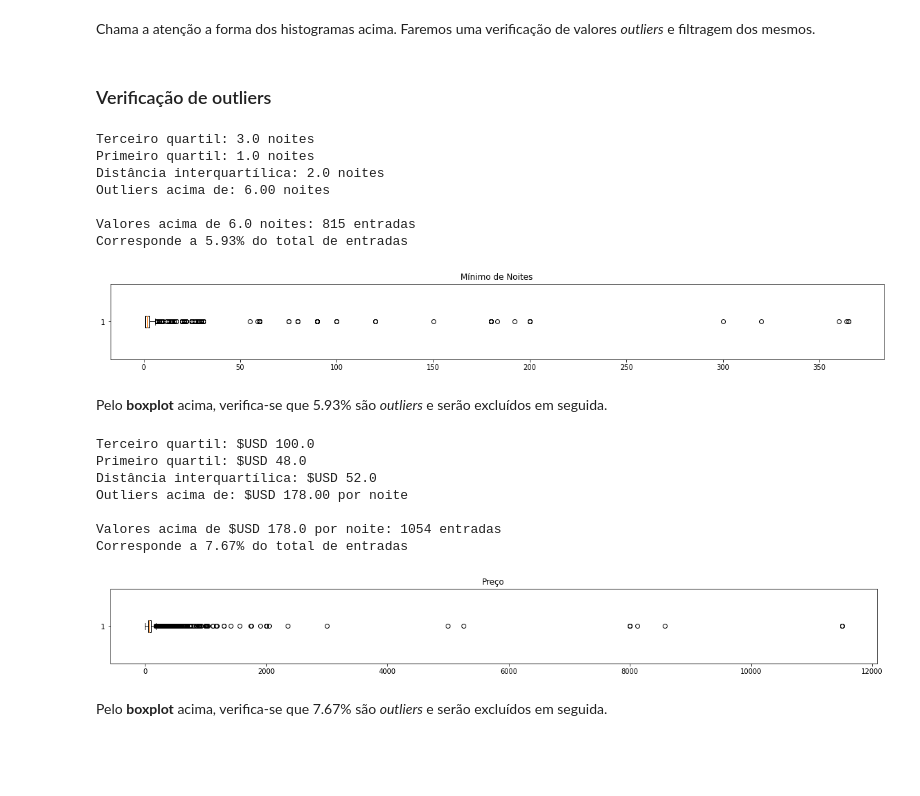
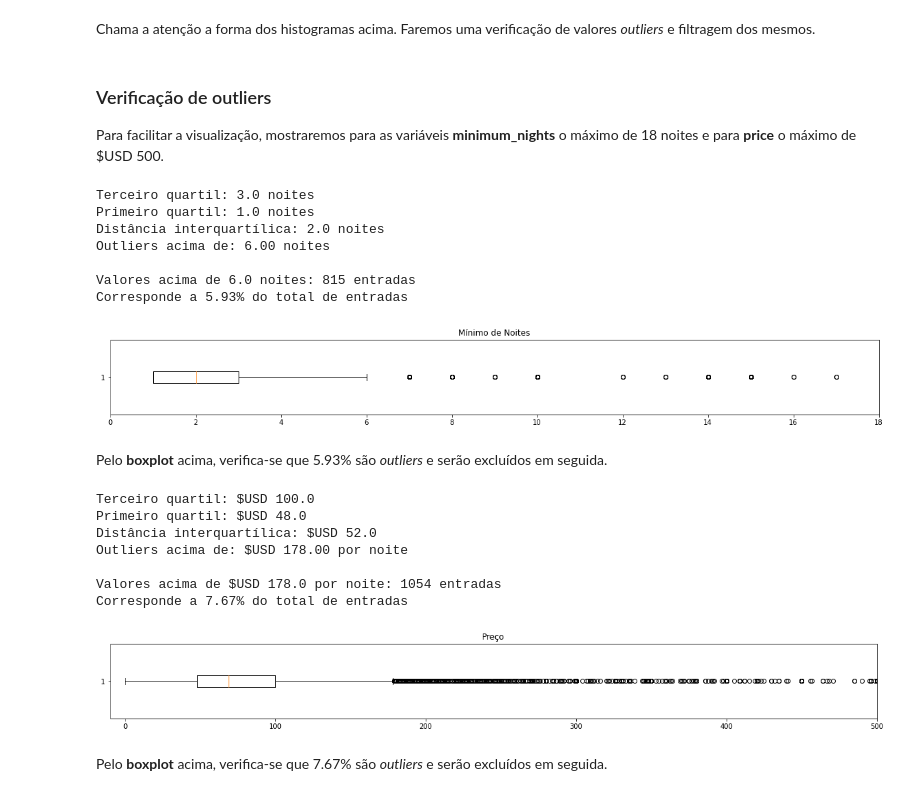
Before and after one commit to filipelyrio/Data_Science, a Jupyter notebook: Projeto_Airbnb_Lisboa/Airbnb_Lisboa.ipynb, the cells around one changed output. Cells and saved outputs as stored; diff of their text form; code cells hidden in the pictures; blank space fills up the shorter version.

```diff
--- a/Projeto_Airbnb_Lisboa/Airbnb_Lisboa.ipynb
+++ b/Projeto_Airbnb_Lisboa/Airbnb_Lisboa.ipynb
@@ -255,12 +253,15 @@ df_lisboa.hist(column=['price','minimum_nights','number_of_reviews','availabilit
 [figure]
 # %% [markdown]
 Chama a  atenção a forma dos histogramas acima. Faremos uma verificação de valores *outliers* e filtragem dos mesmos.
-# %% [markdown]
-### Verificação de outliers
+# %% [markdown]
+### Verificação de outliers
+
+Para facilitar a visualização, mostraremos para as variáveis **minimum_nights** o máximo de 18 noites e para **price** o máximo de $USD 500.
 # %%
 # Boxplot para Mínimo de Noites
 plt.figure(figsize=(20, 2))
 plt.boxplot(df_lisboa.minimum_nights,vert=False)
+plt.xlim(0, 18)
 plt.title('Mínimo de Noites');
 
 # Cálculo boxplot
@@ -281,36 +282,37 @@ Outliers acima de: 6.00 noites
 
 Valores acima de 6.0 noites: 815 entradas
 Corresponde a 5.93% do total de entradas
-[figure, old version]
+[figure, new version]
 # %% [markdown]
 Pelo **boxplot** acima, verifica-se que 5.93% são *outliers* e serão excluídos em seguida.
 # %%
 # Boxplot para Preço
 plt.figure(figsize=(20, 2))
 plt.boxplot(df_lisboa.price,vert=False)
+plt.xlim(-10, 500)
 plt.title('Preço');
 
 # Cálculo boxplot
 print('Terceiro quartil: $USD {}'.format(df_lisboa.price.quantile(.75)))
 print('Primeiro quartil: $USD {}'.format(df_lisboa.price.quantile(.25)))
 print('Distância interquartílica: $USD {}'.format(df_lisboa.price.quantile(.75)-df_lisboa.price.quantile(.25)))
 print('Outliers acima de: $USD {:.2f} por noite\n'.format\
       ((df_lisboa.price.quantile(.75)+((df_lisboa.price.quantile(.75)-df_lisboa.price.quantile(.25))*1.5))))
 
 out_price = (df_lisboa.price.quantile(.75)+((df_lisboa.price.quantile(.75)-df_lisboa.price.quantile(.25))*1.5))
 
 # Verificar quantidade de valores outliers
 print('Valores acima de $USD {} por noite: {} entradas'.format(out_price,len(df_lisboa[df_lisboa.price>out_price])))
 print('Corresponde a {:.2f}% do total de entradas'.format((len(df_lisboa[df_lisboa.price>out_price])/df_lisboa.shape[0])*100))
 # %% [output]
 Terceiro quartil: $USD 100.0
 Primeiro quartil: $USD 48.0
 Distância interquartílica: $USD 52.0
 Outliers acima de: $USD 178.00 por noite
 
 Valores acima de $USD 178.0 por noite: 1054 entradas
 Corresponde a 7.67% do total de entradas
-[figure, old version]
+[figure, new version]
 # %% [markdown]
 Pelo **boxplot** acima, verifica-se que 7.67% são *outliers* e serão excluídos em seguida.
 # %% [markdown]
```
Also changed, not shown: parts of 2 cells of this notebook.
